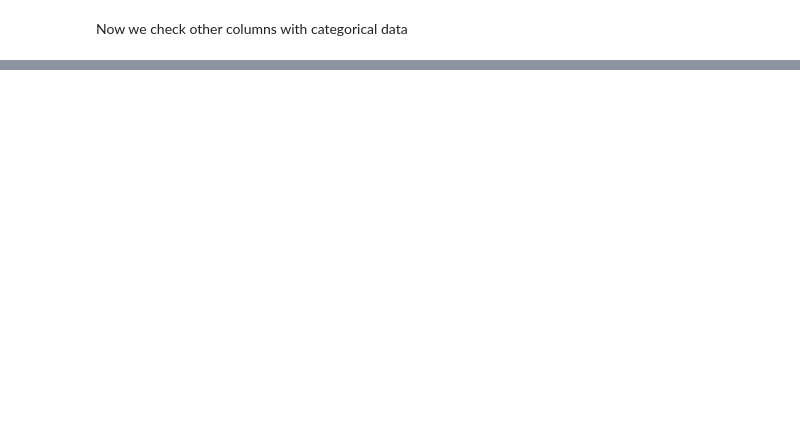
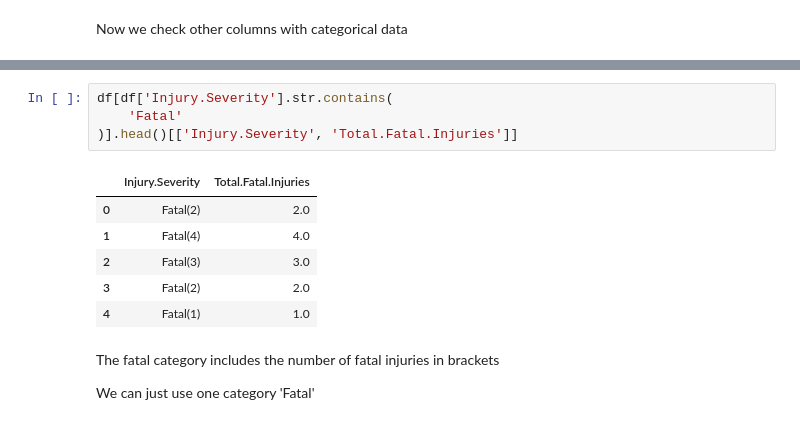
Before and after one commit to ericks-on/Aircraft_Risk_Analysis, a Jupyter notebook: index.ipynb, the cells around one changed output, grey strips where cells are left out. Drawn from its saved outputs; the diff is of its cells as text; blank space fills up the shorter version.

```diff
--- a/index.ipynb
+++ b/index.ipynb
@@ -130,0 +280,15 @@ Now we check other columns with categorical data
+# %%
+df[df['Injury.Severity'].str.contains(
+    'Fatal'
+)].head()[['Injury.Severity', 'Total.Fatal.Injuries']]
+# %% [output]
+|  | Injury.Severity | Total.Fatal.Injuries |
+| 0 | Fatal(2) | 2.0 |
+| 1 | Fatal(4) | 4.0 |
+| 2 | Fatal(3) | 3.0 |
+| 3 | Fatal(2) | 2.0 |
+| 4 | Fatal(1) | 1.0 |
+# %% [markdown]
+The fatal category includes the number of fatal injuries in brackets
+
+We can just use one category 'Fatal'
```
Also changed, not shown: parts of 26 cells of this notebook.
